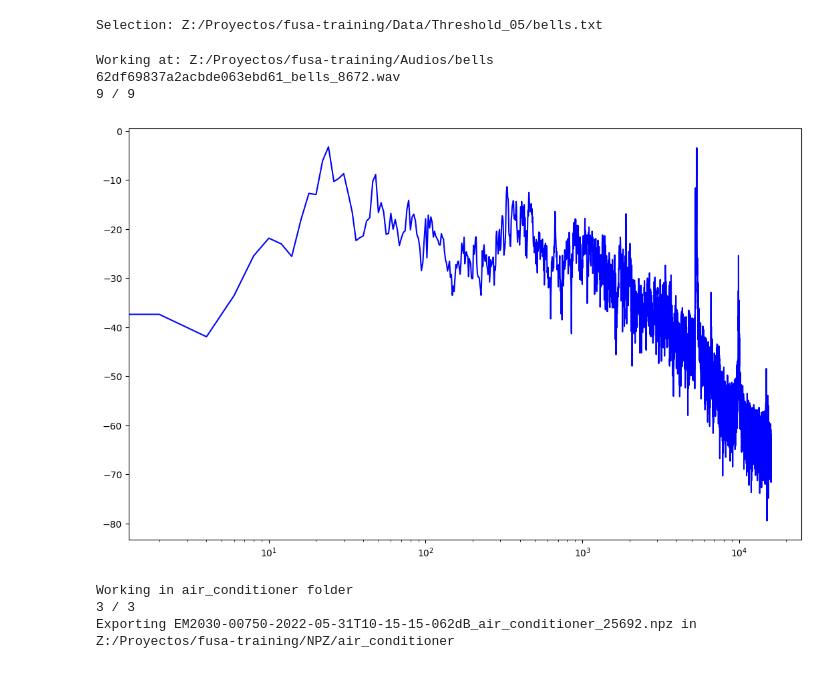
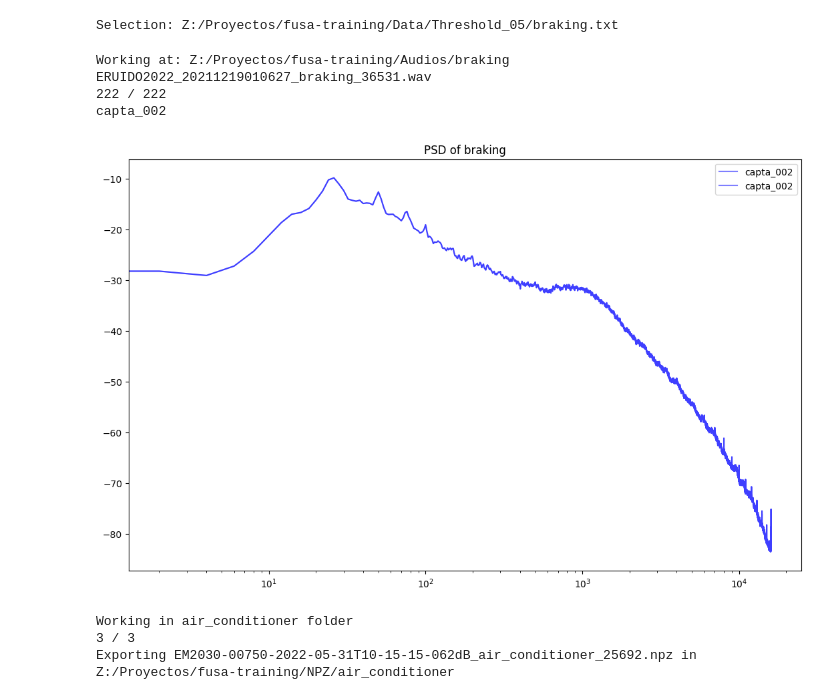
Before and after one commit to JoaquinRMorales/fusa_noise, a Jupyter notebook: main.ipynb, the cells around one changed output. Cells and saved outputs as stored; diff of their text form; code cells hidden in the pictures.

```diff
--- a/main.ipynb
+++ b/main.ipynb
@@ -8,6 +9,15 @@ sys.path.insert(0, modules_route)
 import waver as wv
 import WavePlotter as wp
 import WaveUmaper as wu
+# %%
+colormap = {'capta_002' : 'b',
+            'capta_003' : 'g',
+            'capta_004' : 'r',
+            'campus_miraflores' : 'c',
+            'mma' : 'y',
+            'control_acustico' : 'navy',
+            'vit_global' : 'olive',
+            'noise' : 'black'}
 # %%
 #Create a class Wavs, will ask for a dataframe in txt forman with 'space' separation
 wavs = wv.Wavs()
@@ -61,15 +40,25 @@ executing.executing.NotOneValueFound: Expected one value, found 0
 # %%
 #Select dataframe generated in wavs.classifier(treshold) (like bells.txt or noise.txt)
-wave_plot = wp.WavePlot()
+# bells = wp.WavePlot()
+# air_conditioner  = wp.WavePlot()
+# cutting = wp.WavePlot()
+# music = wp.WavePlot()
+braking = wp.WavePlot()
 # %% [output]
-Selection: Z:/Proyectos/fusa-training/Data/Threshold_05/bells.txt
+Selection: Z:/Proyectos/fusa-training/Data/Threshold_05/braking.txt
 # %%
-ax = wave_plot.Mean_Power_Spectral_Density()
+# fig, ax = plt.subplots()
+# ax1 = bells.Mean_Power_Spectral_Density(color = colormap)
+# ax2 = air_conditioner.Mean_Power_Spectral_Density(color = colormap)
+# ax3 = cutting.Mean_Power_Spectral_Density(color = colormap)
+# ax4 = music.Mean_Power_Spectral_Density(color = colormap)
+ax5 = braking.Mean_Power_Spectral_Density(color = colormap)
 # %% [output]
-Working at: Z:/Proyectos/fusa-training/Audios/bells
-62df69837a2acbde063ebd61_bells_8672.wav
-9 / 9
+Working at: Z:/Proyectos/fusa-training/Audios/braking
+ERUIDO2022_20211219010627_braking_36531.wav
+222 / 222
+capta_002
-[figure, old version]
+[figure, new version]
 # %%
 #ask for selection of dataframe (generated from wavs.classifier)
 umaper = wu.Umaper()
```
Also changed, not shown: parts of 3 cells of this notebook, 2 other files.
